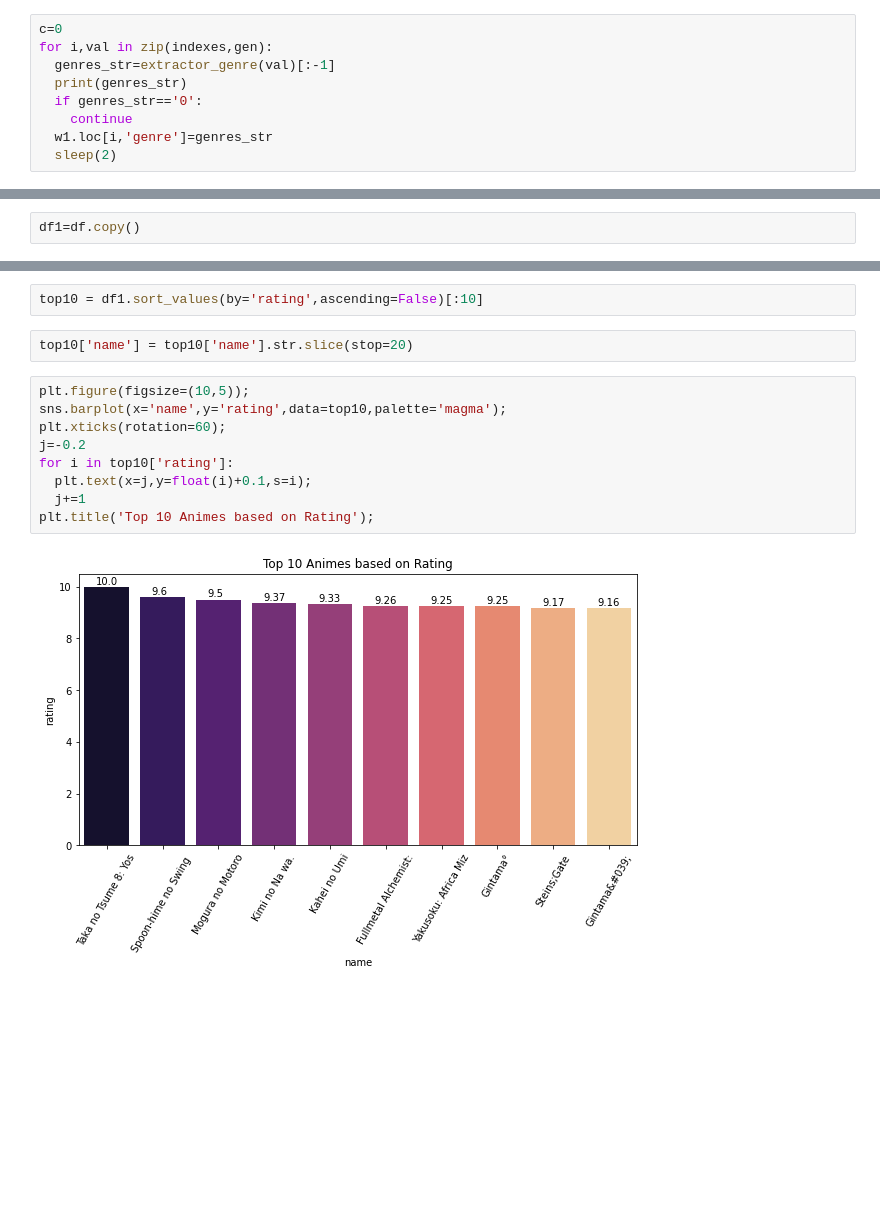
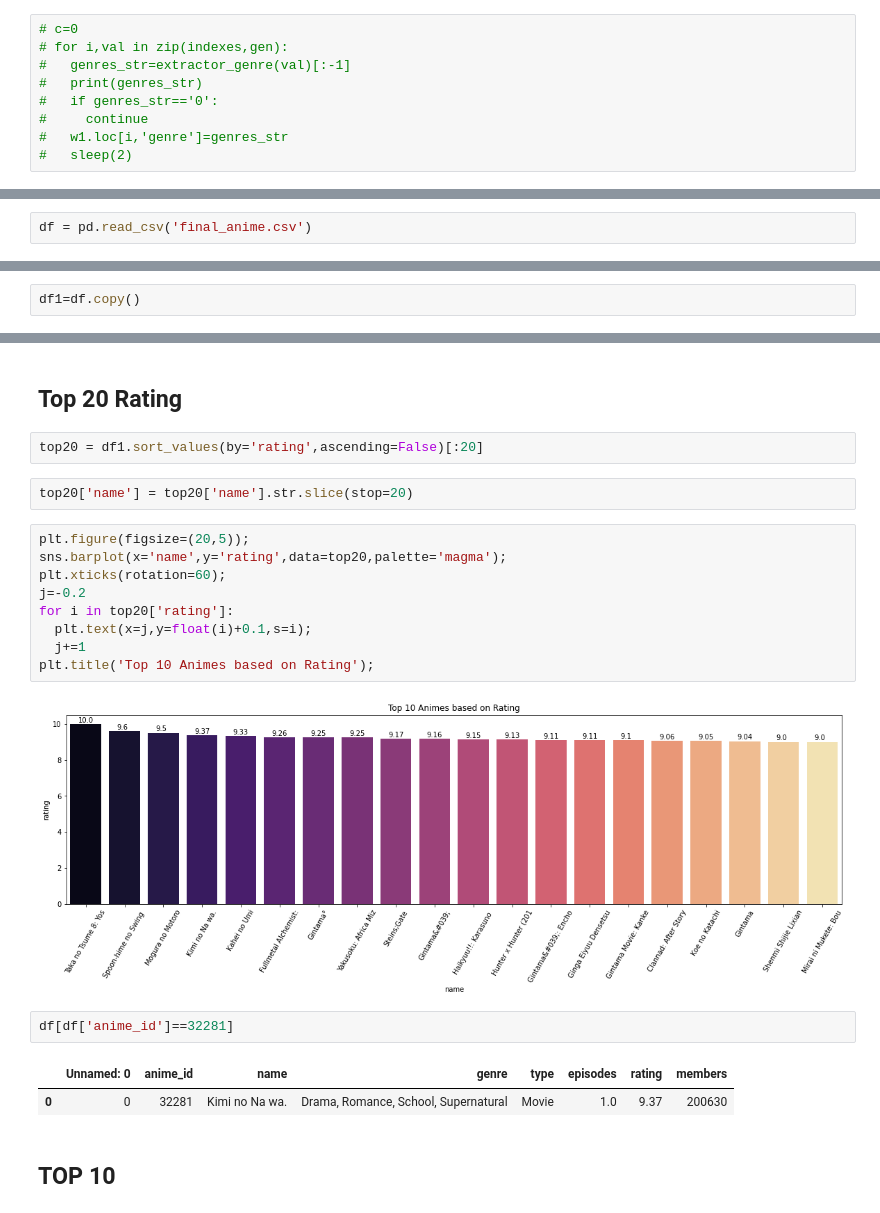
Before and after one commit to vermaayush680/Anime, a Jupyter notebook: Anime_Kira.ipynb, the cells around one changed output, grey strips where cells are left out. Drawn from its saved outputs; the diff is of its cells as text; blank space fills up the shorter version.

Commit message:
Done EDA and final_anime

```diff
--- a/Anime_Kira.ipynb
+++ b/Anime_Kira.ipynb
@@ -547,11 +527,11 @@ qwe[:-1]
 gen = w1[w1['genre'].isnull()]['anime_id']
 indexes = w1[w1['genre'].isnull()].index
 # %%
-c=0
-for i,val in zip(indexes,gen):
-  genres_str=extractor_genre(val)[:-1]
-  print(genres_str)
-  if genres_str=='0':
-    continue
-  w1.loc[i,'genre']=genres_str
-  sleep(2)
+# c=0
+# for i,val in zip(indexes,gen):
+#   genres_str=extractor_genre(val)[:-1]
+#   print(genres_str)
+#   if genres_str=='0':
+#     continue
+#   w1.loc[i,'genre']=genres_str
+#   sleep(2)
@@ -600,0 +592,2 @@ len(w1[w1['episodes']=='Unknown'])
+# %%
+df = pd.read_csv('final_anime.csv')
@@ -648,15 +662,24 @@ df1
+# %% [markdown]
+## Top 20 Rating
 # %%
-top10 = df1.sort_values(by='rating',ascending=False)[:10]
+top20 = df1.sort_values(by='rating',ascending=False)[:20]
 # %%
-top10['name'] = top10['name'].str.slice(stop=20)
+top20['name'] = top20['name'].str.slice(stop=20)
 # %%
-plt.figure(figsize=(10,5));
-sns.barplot(x='name',y='rating',data=top10,palette='magma');
+plt.figure(figsize=(20,5));
+sns.barplot(x='name',y='rating',data=top20,palette='magma');
 plt.xticks(rotation=60);
 j=-0.2
-for i in top10['rating']:
+for i in top20['rating']:
   plt.text(x=j,y=float(i)+0.1,s=i);
   j+=1
 plt.title('Top 10 Animes based on Rating');
 # %% [output]
-[figure, old version]
+[figure, new version]
+# %%
+df[df['anime_id']==32281]
+# %% [output]
+|  | Unnamed: 0 | anime_id | name | genre | type | episodes | rating | members |
+| 0 | 0 | 32281 | Kimi no Na wa. | Drama, Romance, School, Supernatural | Movie | 1.0 | 9.37 | 200630 |
+# %% [markdown]
+## TOP 10
```
Also changed, not shown: parts of 54 cells of this notebook, 4 other files.
